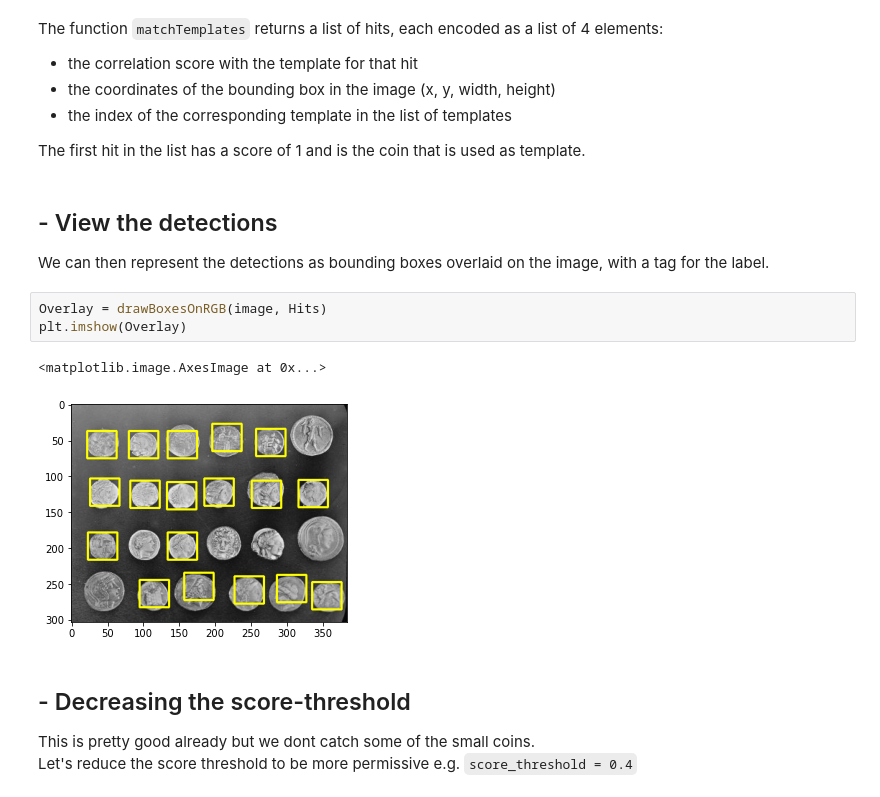
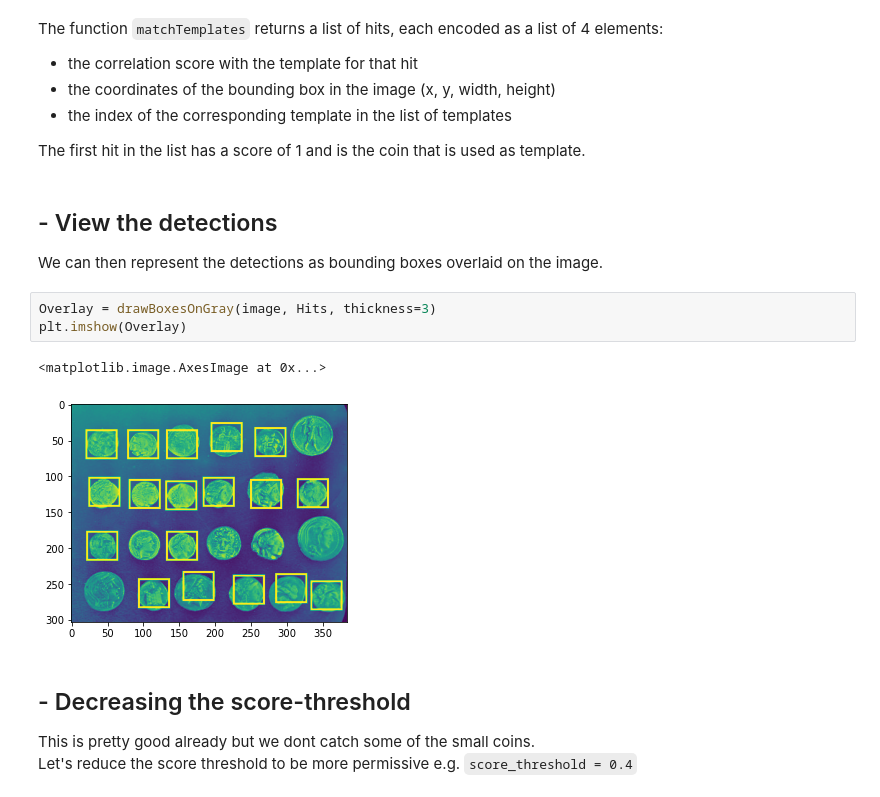
Before and after one commit to multi-template-matching/MultiTemplateMatching-Python, a Jupyter notebook: tutorials/Tutorial1-Introduction.ipynb, the cells around one changed output. Saved outputs shown, nothing was run; the diff lists cells and outputs as text.

```diff
--- a/tutorials/Tutorial1-Introduction.ipynb
+++ b/tutorials/Tutorial1-Introduction.ipynb
@@ -113,13 +115,13 @@ The function `matchTemplates` returns a list of hits, each encoded as a list of
 The first hit in the list has a score of 1 and is the coin that is used as template.
 # %% [markdown]
 ## - View the detections
-We can then represent the detections as bounding boxes overlaid on the image, with a tag for the label.
+We can then represent the detections as bounding boxes overlaid on the image.
 # %%
-Overlay = drawBoxesOnRGB(image, Hits)
+Overlay = drawBoxesOnGray(image, Hits, thickness=3)
 plt.imshow(Overlay)
 # %% [output]
 <matplotlib.image.AxesImage at 0x...>
-[figure, old version]
+[figure, new version]
 # %% [markdown]
 ## - Decreasing the score-threshold
 This is pretty good already but we dont catch some of the small coins.
```
Also changed, not shown: parts of 4 cells of this notebook, 1 other file.
